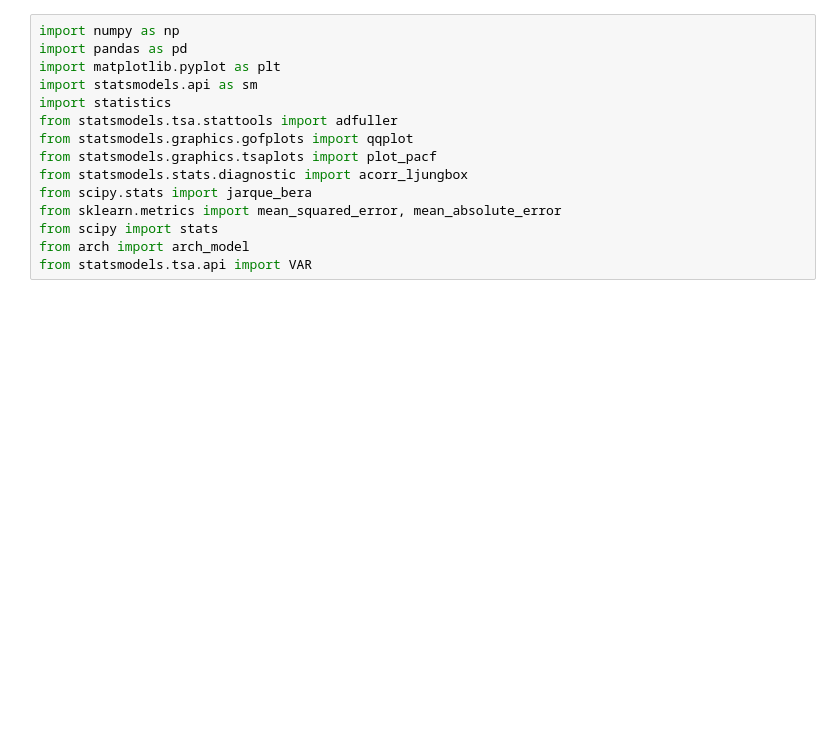
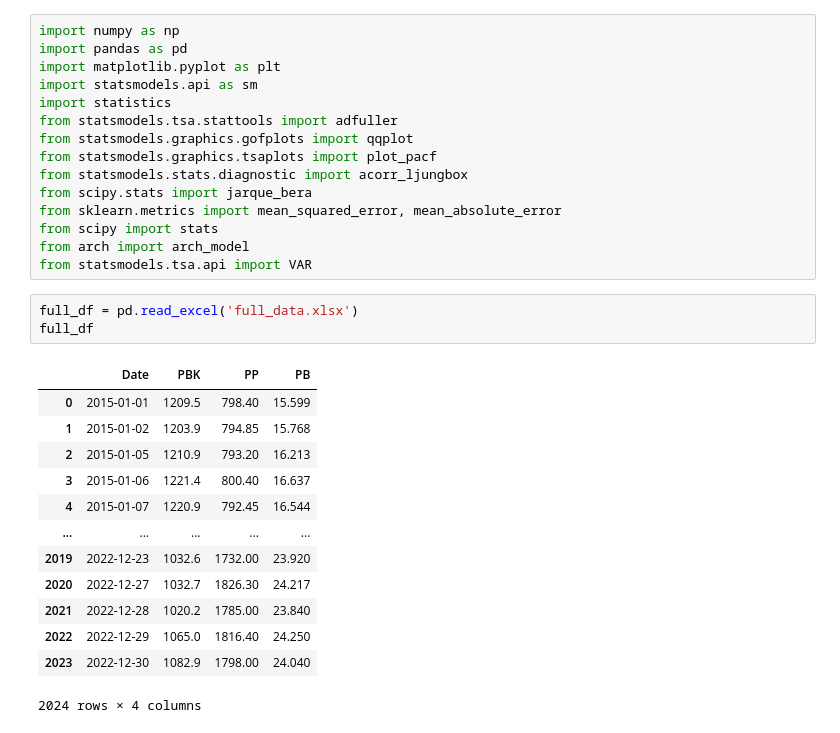
Before and after one commit to HoangLeebadboiz/MinhAnh, a Jupyter notebook: codeforMinhAnh.ipynb, the cells around one changed output. Cells and saved outputs as stored; diff of their text form; blank space fills up the shorter version.

```diff
--- a/codeforMinhAnh.ipynb
+++ b/codeforMinhAnh.ipynb
@@ -13,3 +13,20 @@ from sklearn.metrics import mean_squared_error, mean_absolute_error
 from scipy import stats
 from arch import arch_model
 from statsmodels.tsa.api import VAR
+# %%
+full_df = pd.read_excel('full_data.xlsx')
+full_df
+# %% [output]
+|  | Date | PBK | PP | PB |
+| 0 | 2015-01-01 | 1209.5 | 798.40 | 15.599 |
+| 1 | 2015-01-02 | 1203.9 | 794.85 | 15.768 |
+| 2 | 2015-01-05 | 1210.9 | 793.20 | 16.213 |
+| 3 | 2015-01-06 | 1221.4 | 800.40 | 16.637 |
+| 4 | 2015-01-07 | 1220.9 | 792.45 | 16.544 |
+| ... | ... | ... | ... | ... |
+| 2019 | 2022-12-23 | 1032.6 | 1732.00 | 23.920 |
+| 2020 | 2022-12-27 | 1032.7 | 1826.30 | 24.217 |
+| 2021 | 2022-12-28 | 1020.2 | 1785.00 | 23.840 |
+| 2022 | 2022-12-29 | 1065.0 | 1816.40 | 24.250 |
+| 2023 | 2022-12-30 | 1082.9 | 1798.00 | 24.040 |
+2024 rows × 4 columns
```
Also changed, not shown: parts of 83 cells of this notebook, 1 other file.
